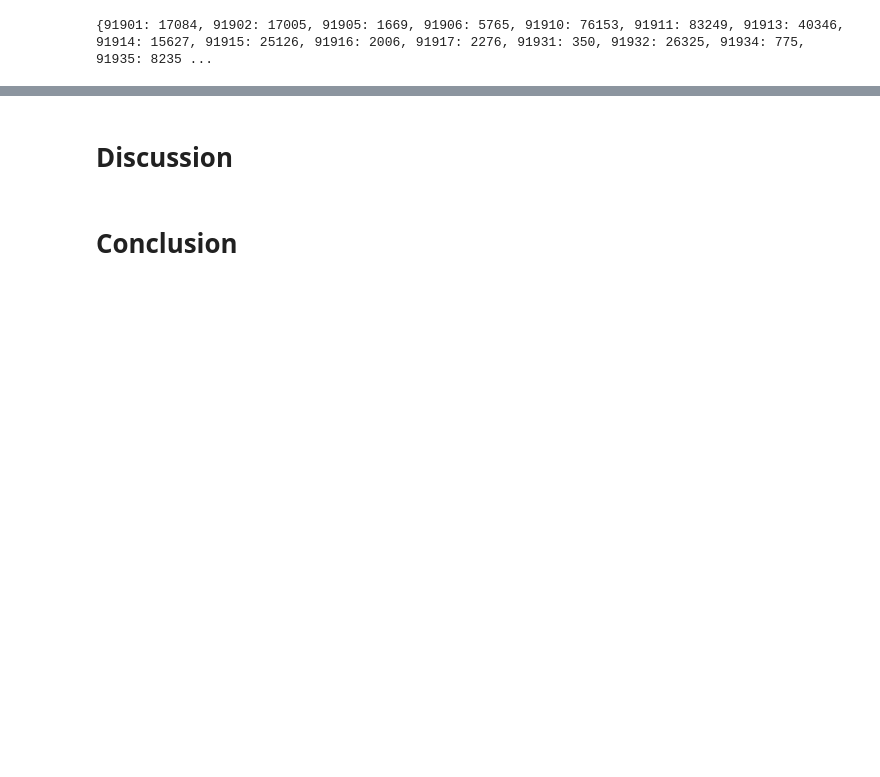
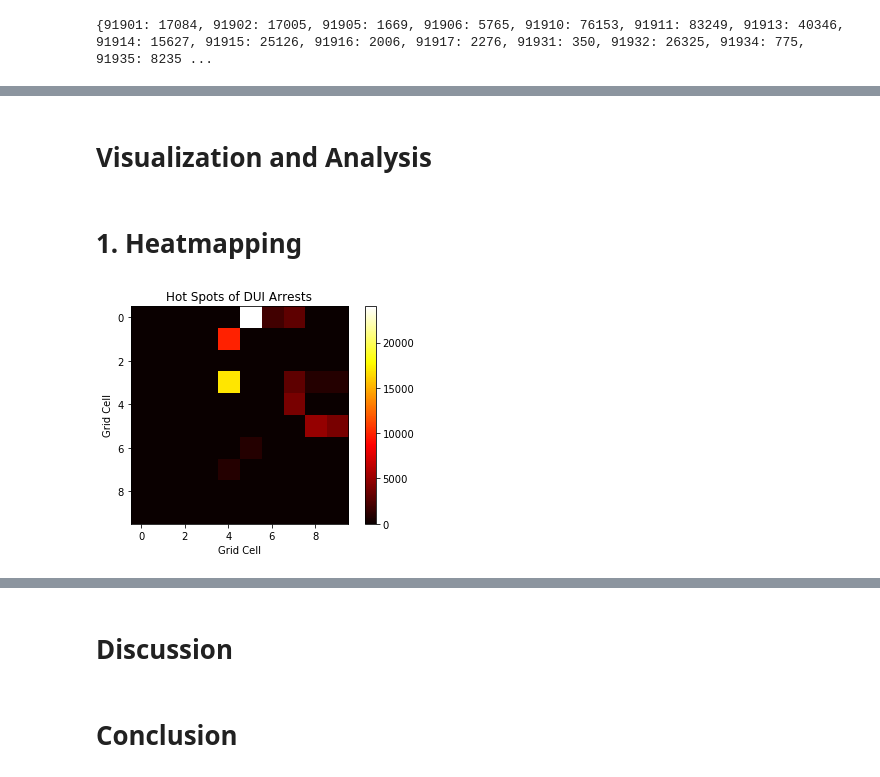
Before and after one commit to sarah-george/San-Diego-DUI-Crashes-and-Arrests, a Jupyter notebook: DUI_Notebook.ipynb, the cells around one changed output, grey strips where cells are left out. Drawn from its saved outputs; the diff is of its cells as text; code cells hidden in the pictures; blank space fills up the shorter version.

Commit message:
Edited OLS, added bar chart

```diff
--- a/DUI_Notebook.ipynb
+++ b/DUI_Notebook.ipynb
@@ -484,0 +144,24 @@ Warnings:
+# %%
+# Let's deal with population.
+# Create a column in our dataframe with a 'distributed population', that divides our
+# summed count by a set radius value, r^2.
+# *Note* this is assuming evenly distributed population in a zip code area
+
+
+# Initialize a series called 'distributed_pop'
+distributed_pop = pd.Series()
+
+# Add to dataframe
+merged_zips['distributed_pop'] = distributed_pop
+merged_zips.head(5)
+
+# Set radius value
+radius = 2
+
+for i in range(0, len(merged_zips)):
+    merged_zips.set_value(i, 'distributed_pop',
+                          str(((int(merged_zips.iloc[i]['Population']))/(radius*radius))))
+
+# Only need the coordinate values and distributed population in final dataframe for analysis
+merged_zips = merged_zips[['Lat','Lon','distributed_pop']]
+merged_zips.head(5)
@@ -484,0 +336,24 @@ Warnings:
+# %% [markdown]
+# Visualization and Analysis
+# %% [markdown]
+# 1. Heatmapping
+# %%
+# HEATMAPPING ARRESTS
+arrest_matrix= [[0 for j in range(matrix_dim)] for i in range(matrix_dim)]
+for i in range(matrix_dim):
+    for j in range(matrix_dim):
+        in_list = matrix[i][j]
+        population = in_list[3]
+        if population == 0:
+            #cannot divide by 0
+            population = .001
+        arrest_matrix[i][j] = in_list[1]/population
+
+plt.imshow(arrest_matrix, cmap='hot', interpolation='nearest')
+p = plt.colorbar()
+plt.title('Hot Spots of DUI Arrests')
+plt.xlabel('Grid Cell')
+plt.ylabel('Grid Cell')
+plt.show()
+# %% [output]
+[figure, added]
```
Also changed, not shown: parts of 54 cells of this notebook.
